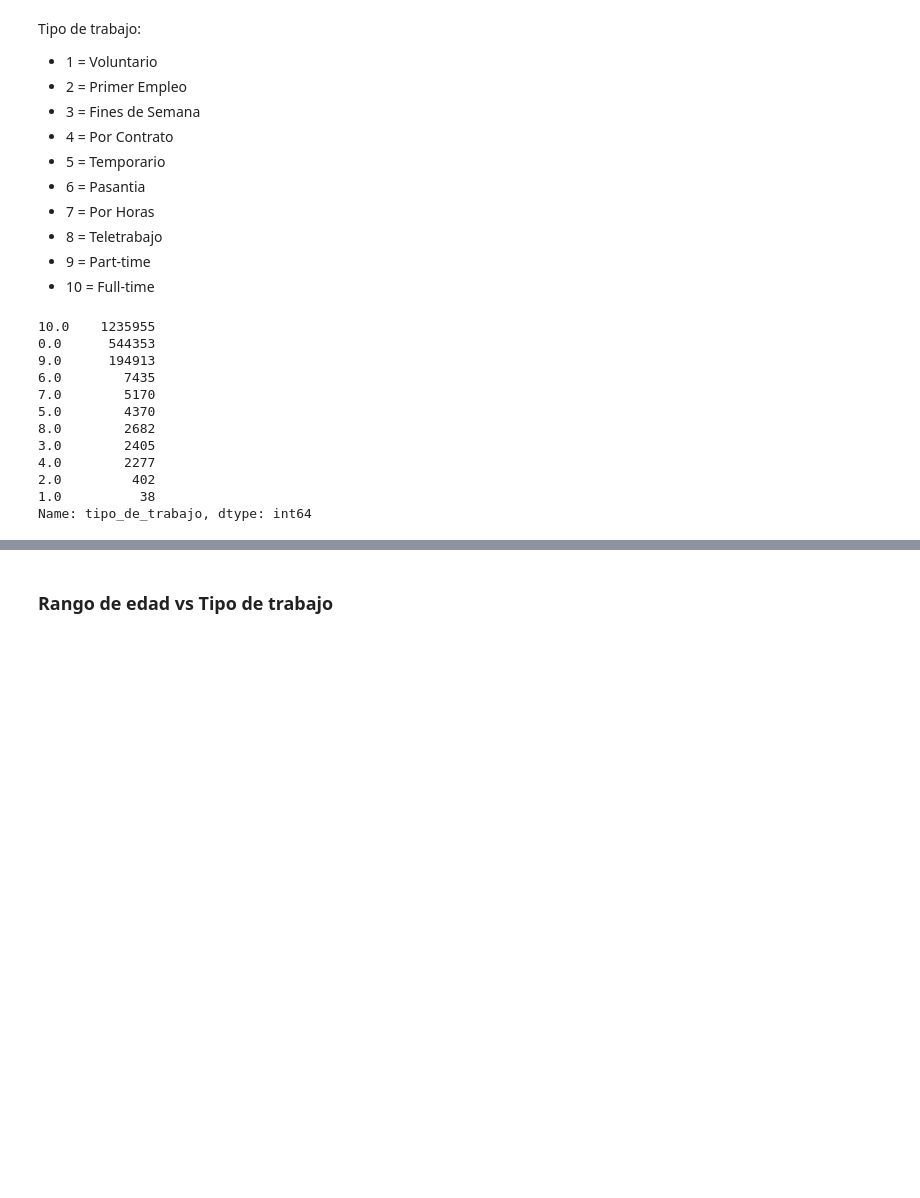
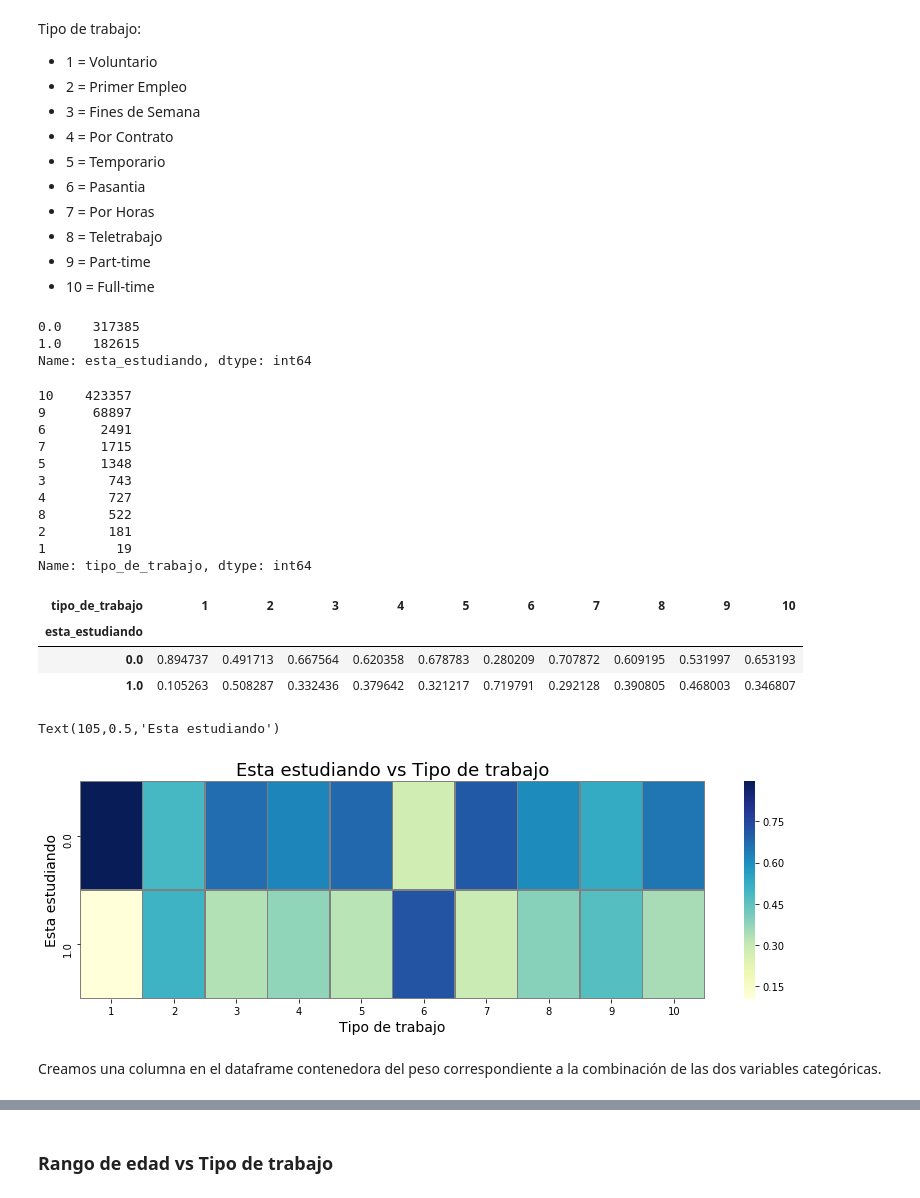
Before and after one commit to franhermani/TP2-7506, a Jupyter notebook: feature_engineering.ipynb, the cells around one changed output, grey strips where cells are left out. Drawn from its saved outputs; the diff is of its cells as text; code cells hidden in the pictures; blank space fills up the shorter version.

```diff
--- a/feature_engineering.ipynb
+++ b/feature_engineering.ipynb
@@ -123,19 +154,22 @@ Tipo de trabajo:
 - 9 = Part-time
 - 10 = Full-time
 # %%
-#modelo['esta_estudiando'].value_counts()
+modelo_si['esta_estudiando'].value_counts()
+# %% [output]
+0.0    317385
+1.0    182615
+Name: esta_estudiando, dtype: int64
 # %%
-modelo['tipo_de_trabajo'].value_counts()
+modelo_si['tipo_de_trabajo'].value_counts()
 # %% [output]
-10.0    1235955
-0.0      544353
-9.0      194913
-6.0        7435
-7.0        5170
-5.0        4370
-8.0        2682
-3.0        2405
-4.0        2277
-2.0         402
-1.0          38
+10    423357
+9      68897
+6       2491
+7       1715
+5       1348
+3        743
+4        727
+8        522
+2        181
+1         19
 Name: tipo_de_trabajo, dtype: int64
@@ -152,0 +176,21 @@ Name: tipo_de_trabajo, dtype: int64
+# %%
+estudiando_vs_tipo_trabajo_t = pd.crosstab(modelo_si['esta_estudiando'], modelo_si['tipo_de_trabajo'], normalize='columns')
+estudiando_vs_tipo_trabajo_t
+# %% [output]
+| tipo_de_trabajo | 1 | 2 | 3 | 4 | 5 | 6 | 7 | 8 | 9 | 10 |
+| esta_estudiando |  |  |  |  |  |  |  |  |  |  |
+| 0.0 | 0.894737 | 0.491713 | 0.667564 | 0.620358 | 0.678783 | 0.280209 | 0.707872 | 0.609195 | 0.531997 | 0.653193 |
+| 1.0 | 0.105263 | 0.508287 | 0.332436 | 0.379642 | 0.321217 | 0.719791 | 0.292128 | 0.390805 | 0.468003 | 0.346807 |
+# %%
+fig, ax = plt.subplots(figsize=(14,4))
+heatmap = sns.heatmap(estudiando_vs_tipo_trabajo_t, cmap='YlGnBu', robust=False, annot=False,\
+                      linewidths=.5, linecolor='grey', ax=ax)
+
+heatmap.set_title('Esta estudiando vs Tipo de trabajo', fontsize=18)
+heatmap.set_xlabel('Tipo de trabajo', fontsize=14)
+heatmap.set_ylabel('Esta estudiando', fontsize=14)
+# %% [output]
+Text(105,0.5,'Esta estudiando')
+[figure, added]
+# %% [markdown]
+Creamos una columna en el dataframe contenedora del peso correspondiente a la combinación de las dos variables categóricas.
```
Also changed, not shown: parts of 55 cells of this notebook.
